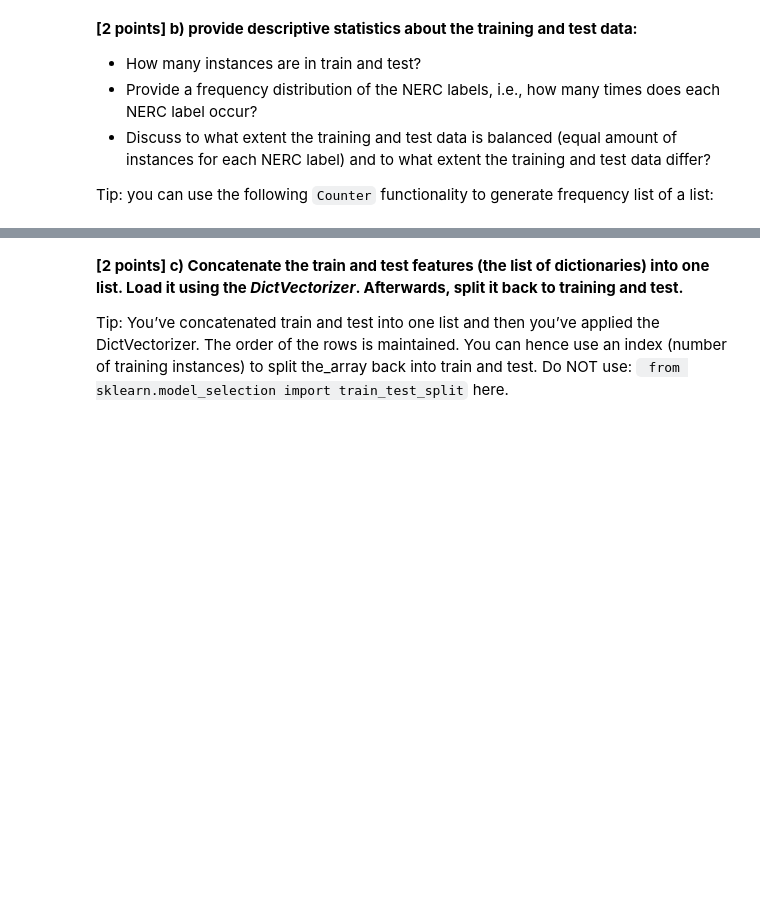
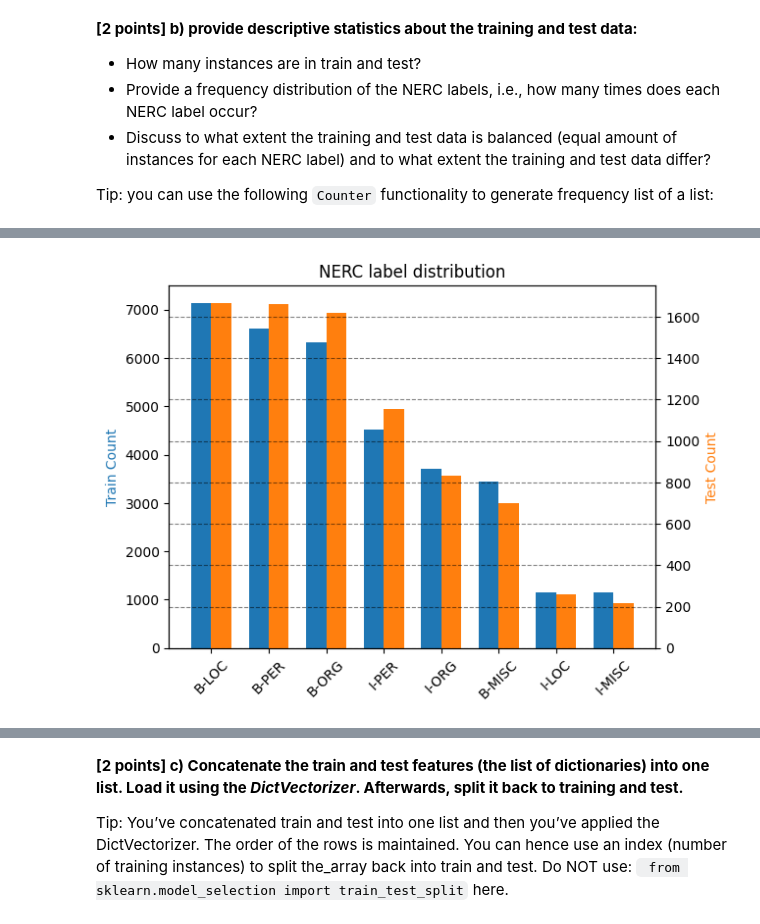
Before and after one commit to yari-iray/ba-text-mining-group19, a Jupyter notebook: lab_sessions/lab4/Lab4-Assignment-nerc.ipynb, the cells around one changed output, grey strips where cells are left out. Drawn from its saved outputs; the diff is of its cells as text; code cells hidden in the pictures; blank space fills up the shorter version.

```diff
--- a/lab_sessions/lab4/Lab4-Assignment-nerc.ipynb
+++ b/lab_sessions/lab4/Lab4-Assignment-nerc.ipynb
@@ -50,10 +65,0 @@ for token, pos, ne_label in train.iob_words():
-# %%
-### Adapt the path to point to the CONLL2003 folder on your local machine
-train = ConllCorpusReader('./CONLL2003', 'test.txt', ['words', 'pos', 'ignore', 'chunk'])
-
-test_features = []
-test_gold_labels = []
-for token, pos, ne_label in train.iob_words():
-    a_dict = {
-        # add features
-    }
@@ -75,0 +134,33 @@ Counter({1: 2, 2: 2, 3: 1, 5: 1})
+# %%
+import matplotlib.pyplot as plt
+import numpy as np
+
+# create counts
+train_ne_label_counts = Counter(training_gold_labels)
+test_ne_label_counts = Counter(test_gold_labels)
+
+# COMMENT THIS TO INCLUDE 'O' LABEL ––––––––––––––––––––––––––!!!!!!!!!!!!!!
+train_ne_label_counts.pop('O')
+test_ne_label_counts.pop('O')
+# ––––––––––––––––––––––––––––––––––––––––––––––––––––––––––––!!!!!!!!!!!!!!
+
+# sort by count
+train_ne_label_counts = dict(sorted(train_ne_label_counts.items(), key=lambda item: item[1], reverse=True))
+test_ne_label_counts = dict(sorted(test_ne_label_counts.items(), key=lambda item: item[1], reverse=True))
+
+fig, ax1 = plt.subplots()
+ax2 = ax1.twinx()
+bar_width = 0.35
+train_x = np.arange(len(train_ne_label_counts))
+test_x = train_x + bar_width
+ax1.bar(train_x, train_ne_label_counts.values(), width=bar_width, color='tab:blue', label='Train Count')
+ax1.set_ylabel('Train Count', color='tab:blue')
+ax2.bar(test_x, test_ne_label_counts.values(), width=bar_width, color='tab:orange', label='Test Count')
+ax2.set_ylabel('Test Count', color='tab:orange')
+ax1.set_xticks(train_x + bar_width / 2)
+ax1.set_xticklabels(train_ne_label_counts.keys(), rotation=45)
+plt.title("NERC label distribution")
+plt.grid(True, color='black', linestyle='--', alpha=0.5)
+plt.show()
+# %% [output]
+[figure, added]
```
Also changed, not shown: parts of 15 cells of this notebook, 1 other file.
